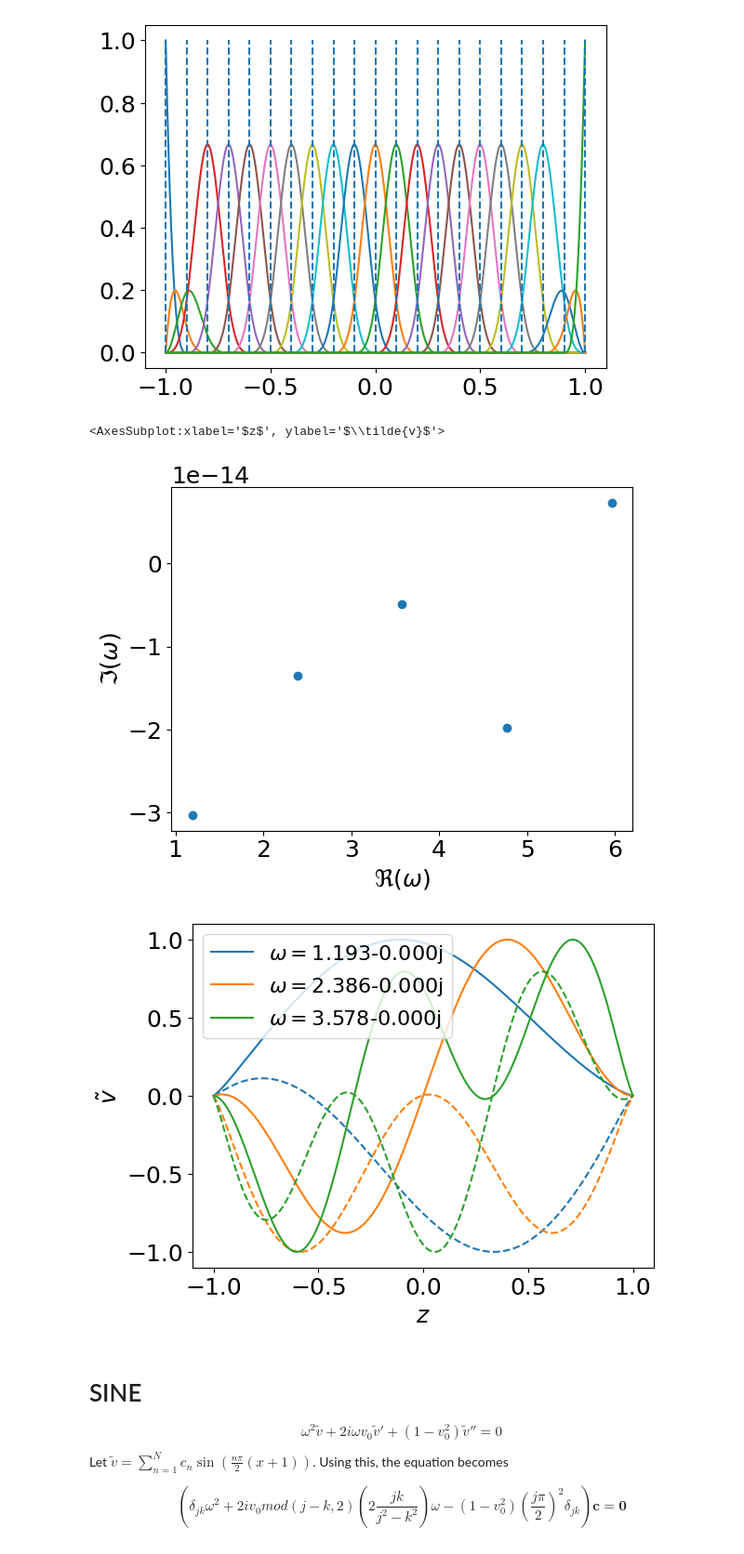
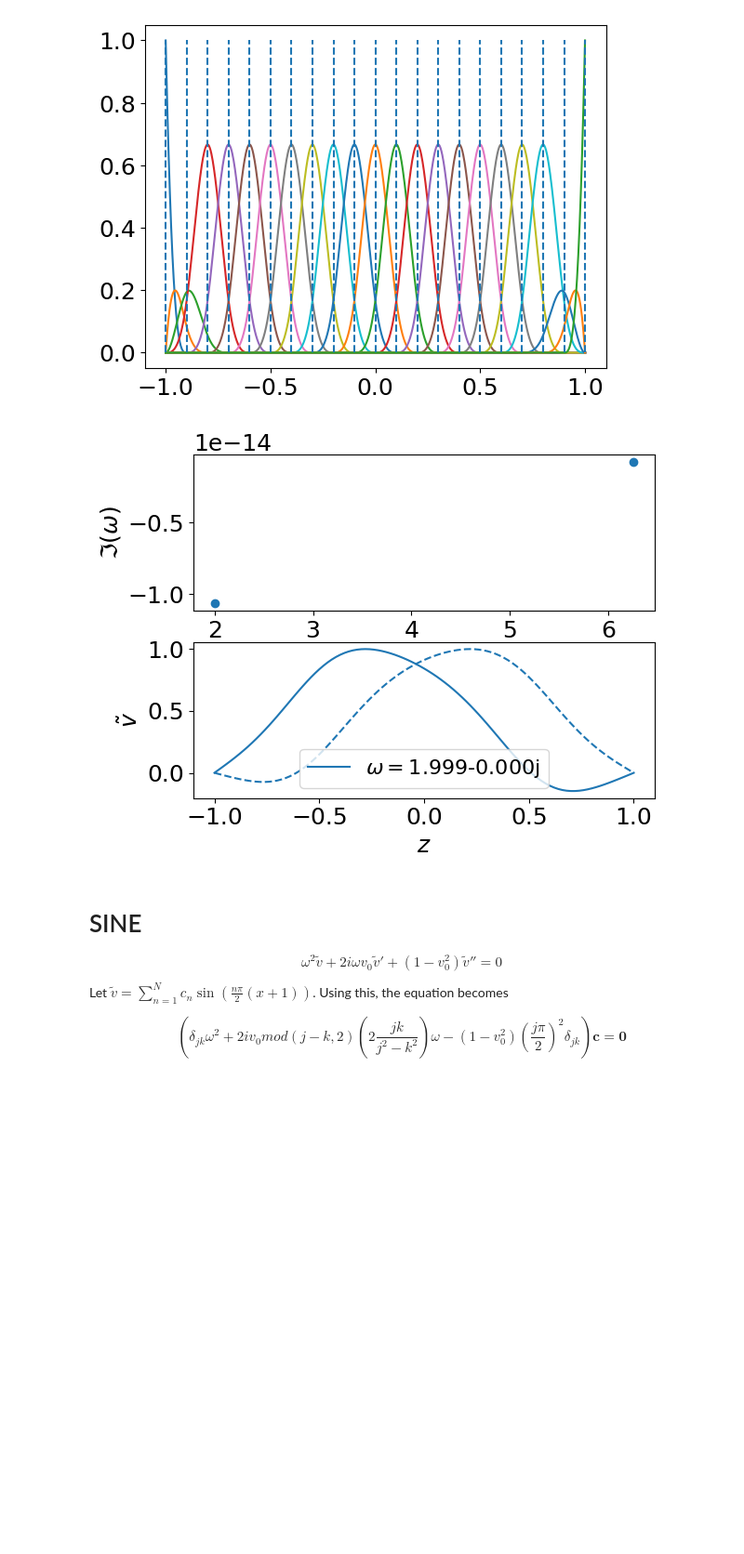
Before and after one commit to HuntFeng/magnetic-nozzle-spectral-instability, a Jupyter notebook: finite-element.ipynb, the cells around one changed output. Shown: that part at 93% size. Drawn from its saved outputs; the diff is of its cells as text; code cells hidden in the pictures; blank space fills up the shorter version.

```diff
--- a/finite-element.ipynb
+++ b/finite-element.ipynb
@@ -161,46 +160,47 @@ plt.vlines(2*np.linspace(0,1,N+1)-1, 0,1, linestyle='--') # plot nodes
 <matplotlib.collections.LineCollection at 0x...>
 [figure]
 # %%
-N = 20 # number of basis function
-M = 201 # number of points
-Mm = 0.5
-constant_v = True
-accelerating = False
-params = Params(Mm=Mm, constant_v=constant_v, accelerating=accelerating)
+fig, ax = plt.subplots(2,1)
 
-spectral = Spectral(M, "symmetric", "FD")
-x = spectral.x
-D1 = spectral.D1
-D2 = spectral.D2
+M_range = np.arange(101,502,100) # number of points
+for M in M_range[:1]:
+    N = 21 # number of basis function
+    Mm = 1.5
+    constant_v = True
+    accelerating = False
+    params = Params(Mm=Mm, constant_v=constant_v, accelerating=accelerating)
 
-# the index i of u_i starts from -1, but summation in my code starts from 0
-# so, we need to shift the strting index of u from -1 to 0
-nozzle = Nozzle(params, x, lambda x,n: u(x,n-1))
-v0 = nozzle.v0
+    spectral = Spectral(M, "symmetric", "FD")
+    x = spectral.x
+    D1 = spectral.D1
+    D2 = spectral.D2
 
-A2 = np.zeros((N+3,N+3), dtype=complex) # n from -1 to N+1
-A1 = np.zeros((N+3,N+3), dtype=complex)
-A0 = np.zeros((N+3,N+3), dtype=complex)
-for i in range(N+3):
-    for j in range(N+3):
-        if np.abs(i-j) <= 3:
-            A2[i,j] = simpson(u(x,i-1)*u(x,j-1),x)
-            A1[i,j] = 2j*simpson(u(x,i-1)*v0*(D1@u(x,j-1)) + u(x,i-1)*(D1@v0)*u(x,j-1),x)
-            A0[i,j] = simpson(
-                u(x,i-1)*(1-v0**2)*(D2@u(x,j-1)) -
-                u(x,i-1)*(3*v0+1/v0)*(D1@v0)*(D1@u(x,j-1)) -
-                u(x,i-1)*(1-1/v0**2)*(D1@v0)**2*u(x,j-1) -
-                u(x,i-1)*(v0+1/v0)*(D2@v0)*u(x,j-1),
-                x)
-            # A2[i,j] = simpson(u(x,i-1)*u(x,j-1),x)
-            # A1[i,j] = 2j*v0*simpson(u(x,i-1)*(D1@u(x,j-1)),x)
-            # A0[i,j] = (1-v0**2)*simpson(u(x,i-1)*(D2@u(x,j-1)),x)
+    # the index i of u_i starts from -1, but summation in my code starts from 0
+    # so, we need to shift the strting index of u from -1 to 0
+    nozzle = Nozzle(params, x, lambda x,n: u(x,n-1))
+    v0 = nozzle.v0
 
-nozzle.solve(A0,A1,A2)
-nozzle.sort_solutions(real_range=[0.1,6])
-nozzle.plot_eigenvalues()
-nozzle.plot_eigenfunctions()
+    A2 = np.zeros((N+3,N+3), dtype=complex) # n from -1 to N+1
+    A1 = np.zeros((N+3,N+3), dtype=complex)
+    A0 = np.zeros((N+3,N+3), dtype=complex)
+    for i in range(N+3):
+        for j in range(N+3):
+            if np.abs(i-j) <= 3:
+                A2[i,j] = simpson(u(x,i-1)*u(x,j-1),x)
+                A1[i,j] = 2j*simpson(u(x,i-1)*v0*(D1@u(x,j-1)) + u(x,i-1)*(D1@v0)*u(x,j-1),x)
+                A0[i,j] = simpson(
+                    u(x,i-1)*(1-v0**2)*(D2@u(x,j-1)) -
+                    u(x,i-1)*(3*v0+1/v0)*(D1@v0)*(D1@u(x,j-1)) -
+                    u(x,i-1)*(1-1/v0**2)*(D1@v0)**2*u(x,j-1) -
+                    u(x,i-1)*(v0+1/v0)*(D2@v0)*u(x,j-1),
+                    x)
+                # A2[i,j] = simpson(u(x,i-1)*u(x,j-1),x)
+                # A1[i,j] = 2j*v0*simpson(u(x,i-1)*(D1@u(x,j-1)),x)
+                # A0[i,j] = (1-v0**2)*simpson(u(x,i-1)*(D2@u(x,j-1)),x)
+
+    nozzle.solve(A0,A1,A2)
+    nozzle.sort_solutions(real_range=[0.1,7], imag_range=[-1,1])
+    nozzle.plot_eigenvalues(ax=ax[0])
+    nozzle.plot_eigenfunctions(num_funcs=1, ax=ax[1])
 # %% [output]
-<AxesSubplot:xlabel='$z$', ylabel='$\\tilde{v}$'>
-[figure, old version]
+[figure, new version]
-[figure, removed]
```
Also changed, not shown: parts of 5 cells of this notebook, 12 other files.
